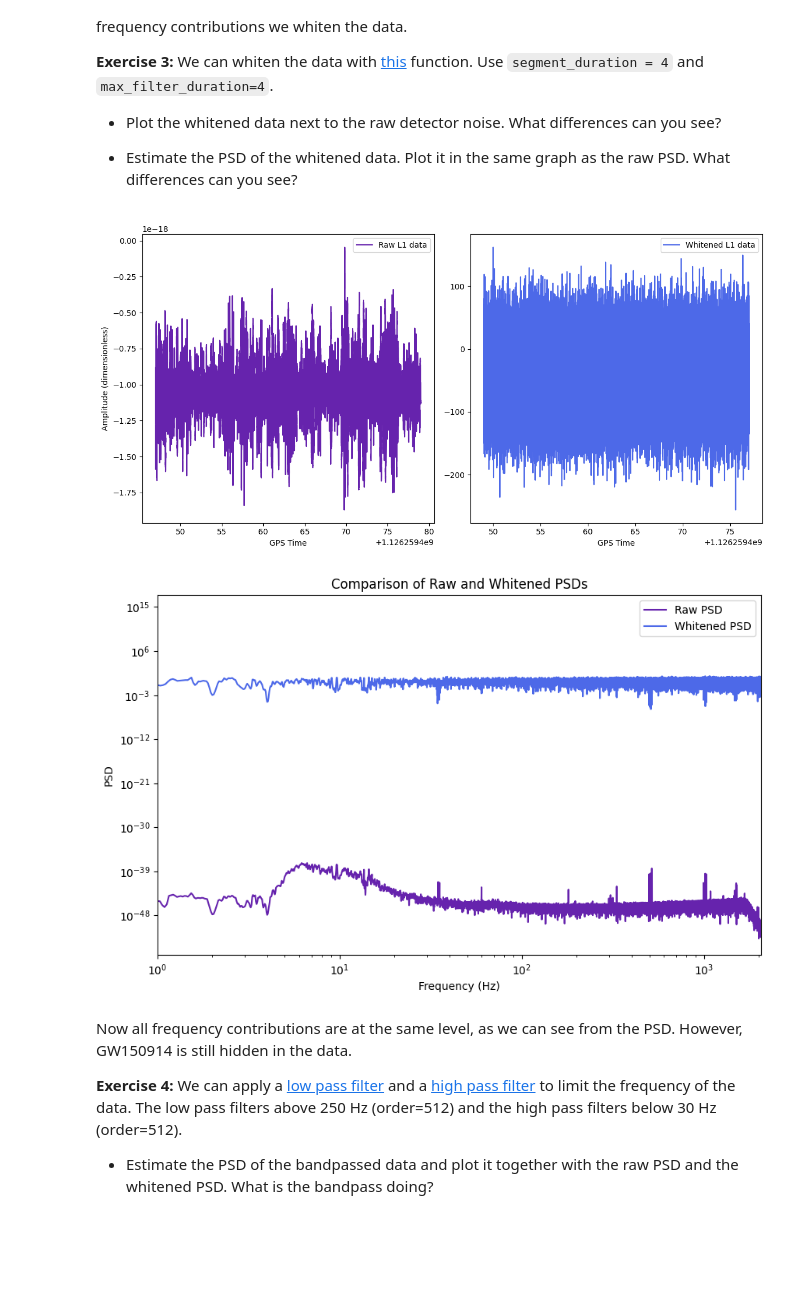
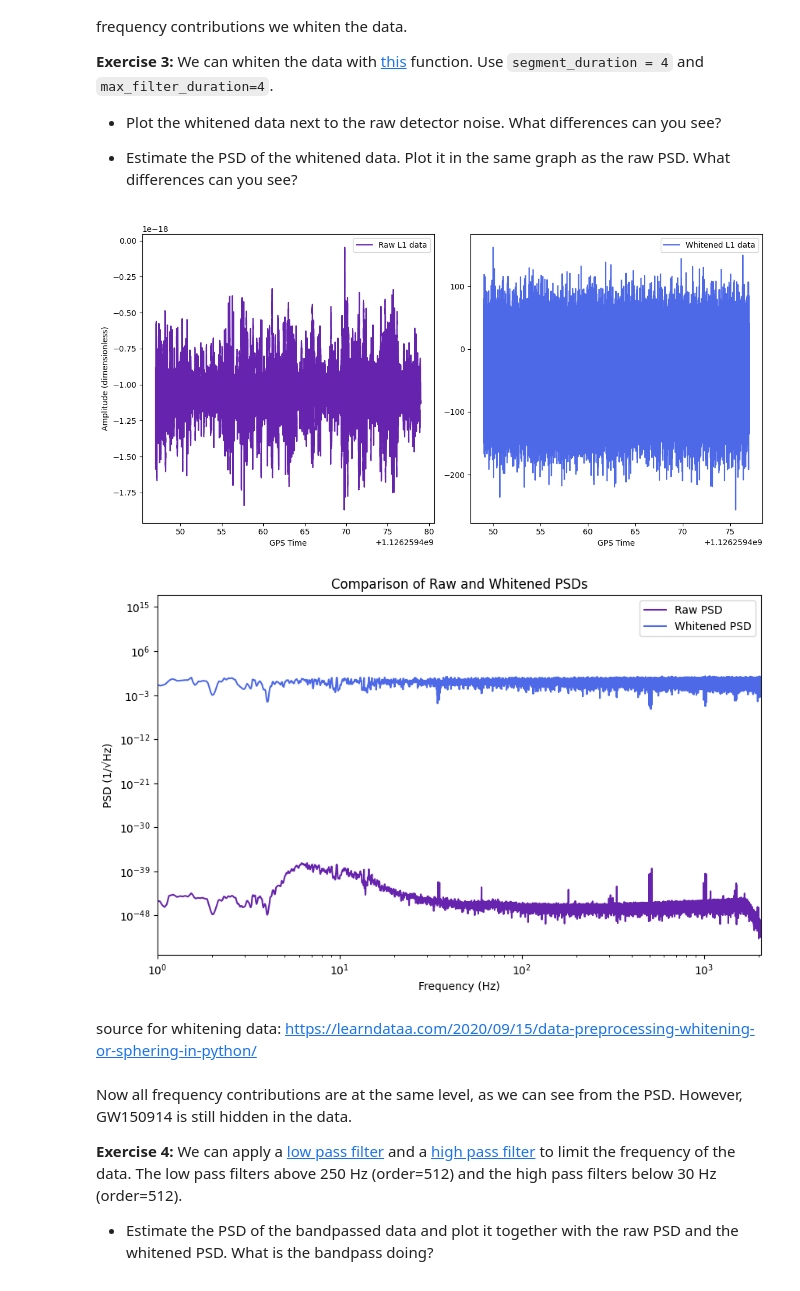
Before and after one commit to lisamadeddu/lisa-PRA3024, a Jupyter notebook: GW_tutorial_2_detector_noise_PSD.ipynb, the cells around one changed output. Cells and saved outputs as stored; diff of their text form; code cells hidden in the pictures; blank space fills up the shorter version.

```diff
--- a/GW_tutorial_2_detector_noise_PSD.ipynb
+++ b/GW_tutorial_2_detector_noise_PSD.ipynb
@@ -139,36 +152,48 @@ GW signals are tiny, so with this much noise we won't be able to see GW150914. T
 
 - Estimate the PSD of the whitened data. Plot it in the same graph as the raw PSD. What differences can you see?
 # %%
-whitened_data=data.whiten(4,4)
+# whiten raw data using segment duration of 4 seconds and max filter duration of 4 seconds
+whitened_data=data.whiten(4,4) # whitening: reduces frequency-dependent noise and removes correlation or dependencies (from source see below)
+
+# calculate PSD of whitened data, estimated over entire data with frequency resolution of whitened_data.delta_f
 psd_whiten=whitened_data.filter_psd(whitened_data.duration,whitened_data.delta_f,flow=1)
 
-fig=plt.figure(figsize=(12,6))
-plt.subplot(1,2,1)
+# plot raw data
+fig=plt.figure(figsize=(12,6)) # creates figure to plot side-by-side
+plt.subplot(1,2,1) # plots on left subplot
 plt.plot(data.sample_times,data,label='Raw L1 data', color='#6623ad')
 plt.xlabel('GPS Time')
 plt.ylabel('Amplitude (dimensionless)')
 plt.legend()
 
-plt.subplot(1,2,2)
+# plot whitened data
+plt.subplot(1,2,2) # plots on right subplot
 plt.plot(whitened_data.sample_times,whitened_data,label='Whitened L1 data', color='#4d69e8')
-plt.tight_layout()
+plt.tight_layout() # avoid subplots overlapping
 plt.legend()
 plt.xlabel('GPS Time')
 plt.show()
 
+# calcukate PSD of raw data to compare
 raw_psd=data.filter_psd(data.duration,data.delta_f,flow=1)
-plt.figure(figsize=(10,6))
+# plot new raw PSD
+plt.figure(figsize=(10,6)) # plots on a new figure
+
+# plot raw PSD on logarithmic scale
 plt.loglog(raw_psd.sample_frequencies,raw_psd,label='Raw PSD', color='#6623ad')
+# plot PSD of whitened data on same graph with logarithmic scale
 plt.loglog(psd_whiten.sample_frequencies,psd_whiten,label='Whitened PSD', color='#4d69e8')
 plt.xlabel('Frequency (Hz)')
-plt.ylabel('PSD')
+plt.ylabel('PSD (1/√Hz)')
 plt.xlim(flow,data.sample_rate/2)
 plt.title('Comparison of Raw and Whitened PSDs')
 plt.legend()
 plt.show()
 # %% [output]
 [figure]
-[figure, old version]
+[figure, new version]
+# %% [markdown]
+source for whitening data: https://learndataa.com/2020/09/15/data-preprocessing-whitening-or-sphering-in-python/
 # %% [markdown]
 Now all frequency contributions are at the same level, as we can see from the PSD. However, GW150914 is still hidden in the data.
 
```
Also changed, not shown: parts of 6 cells of this notebook.
